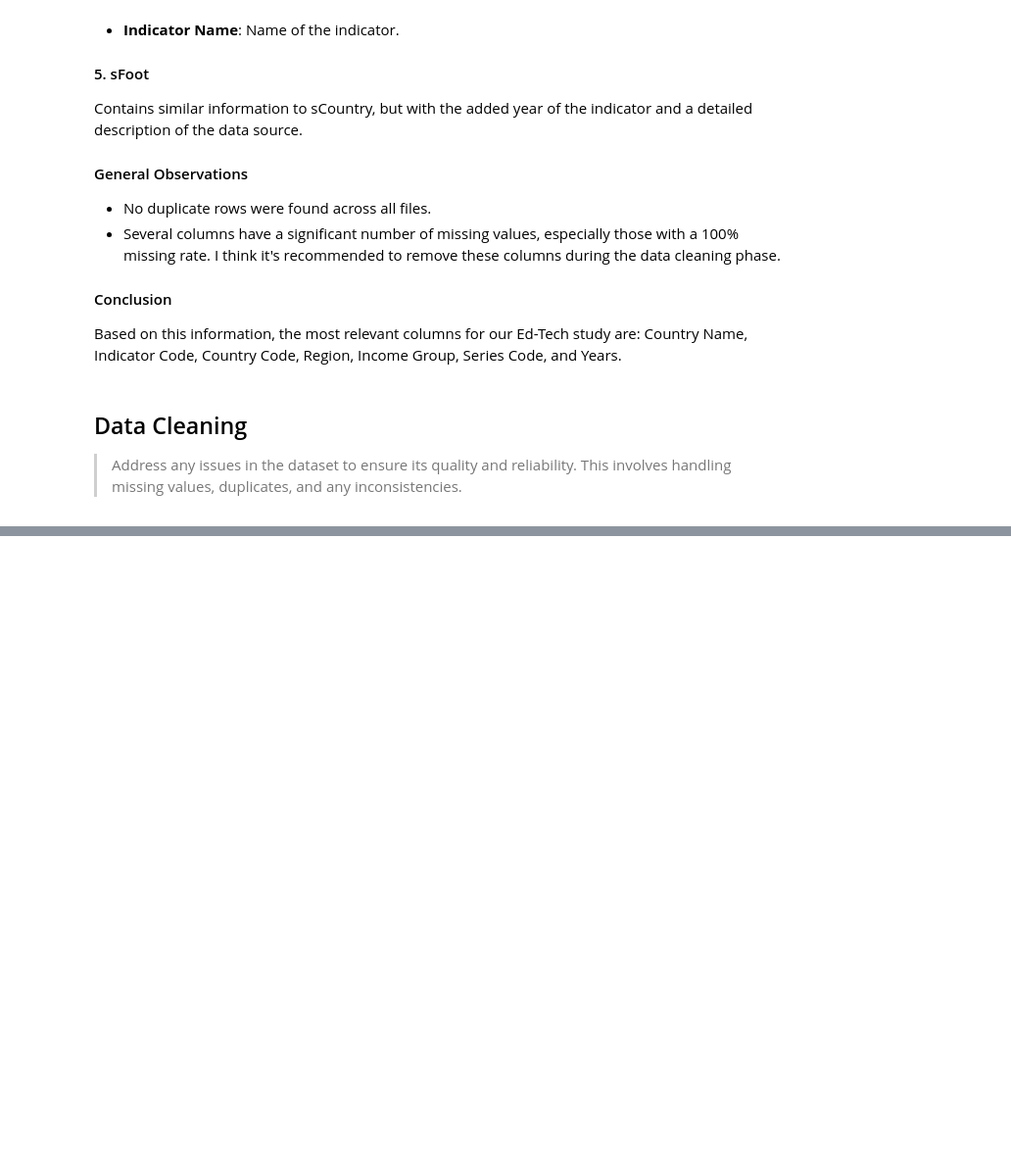
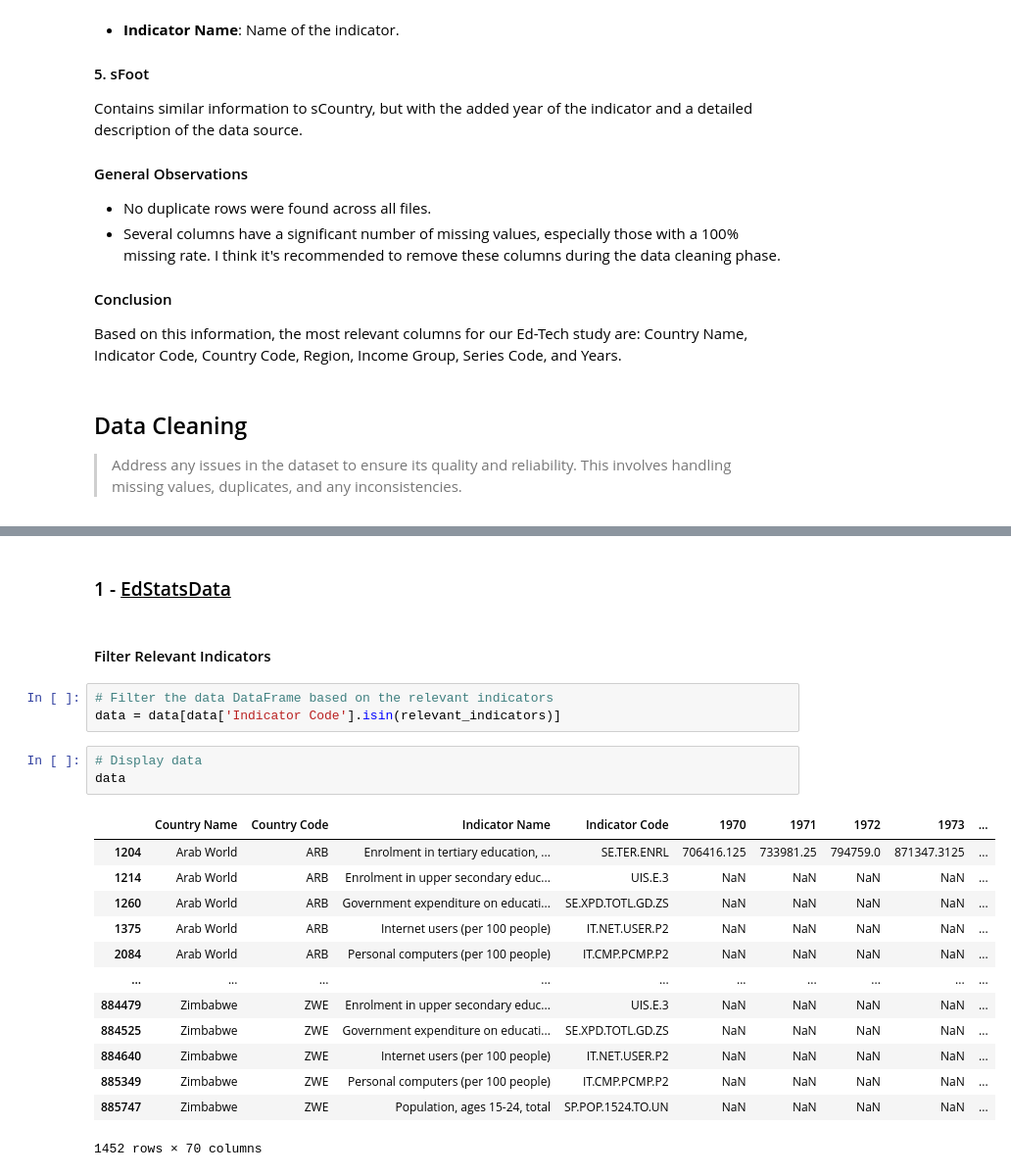
Before and after one commit to MasterCodeDevelop/academy, a Jupyter notebook: netebook.ipynb, the cells around one changed output, grey strips where cells are left out. Shown at 98% size. Cells and saved outputs as stored; diff of their text form; blank space fills up the shorter version.

```diff
--- a/netebook.ipynb
+++ b/netebook.ipynb
@@ -944 +965,25 @@ Based on this information, the most relevant columns for our Ed-Tech study are:
+# %% [markdown]
+### 1 - <u>EdStatsData</u> <a id='cleaning-stats-data'></a>
+# %% [markdown]
+#### Filter Relevant Indicators
+# %%
+# Filter the data DataFrame based on the relevant indicators
+data = data[data['Indicator Code'].isin(relevant_indicators)]
+# %%
+# Display data
+data
+# %% [output]
+|  | Country Name | Country Code | Indicator Name | Indicator Code | 1970 | 1971 | 1972 | 1973 | ... |
+| 1204 | Arab World | ARB | Enrolment in tertiary education, ... | SE.TER.ENRL | 706416.125 | 733981.25 | 794759.0 | 871347.3125 | ... |
+| 1214 | Arab World | ARB | Enrolment in upper secondary educ... | UIS.E.3 | NaN | NaN | NaN | NaN | ... |
+| 1260 | Arab World | ARB | Government expenditure on educati... | SE.XPD.TOTL.GD.ZS | NaN | NaN | NaN | NaN | ... |
+| 1375 | Arab World | ARB | Internet users (per 100 people) | IT.NET.USER.P2 | NaN | NaN | NaN | NaN | ... |
+| 2084 | Arab World | ARB | Personal computers (per 100 people) | IT.CMP.PCMP.P2 | NaN | NaN | NaN | NaN | ... |
+| ... | ... | ... | ... | ... | ... | ... | ... | ... | ... |
+| 884479 | Zimbabwe | ZWE | Enrolment in upper secondary educ... | UIS.E.3 | NaN | NaN | NaN | NaN | ... |
+| 884525 | Zimbabwe | ZWE | Government expenditure on educati... | SE.XPD.TOTL.GD.ZS | NaN | NaN | NaN | NaN | ... |
+| 884640 | Zimbabwe | ZWE | Internet users (per 100 people) | IT.NET.USER.P2 | NaN | NaN | NaN | NaN | ... |
+| 885349 | Zimbabwe | ZWE | Personal computers (per 100 people) | IT.CMP.PCMP.P2 | NaN | NaN | NaN | NaN | ... |
+| 885747 | Zimbabwe | ZWE | Population, ages 15-24, total | SP.POP.1524.TO.UN | NaN | NaN | NaN | NaN | ... |
+1452 rows × 70 columns
 # %% [markdown]
```
Also changed, not shown: parts of 19 cells of this notebook.
